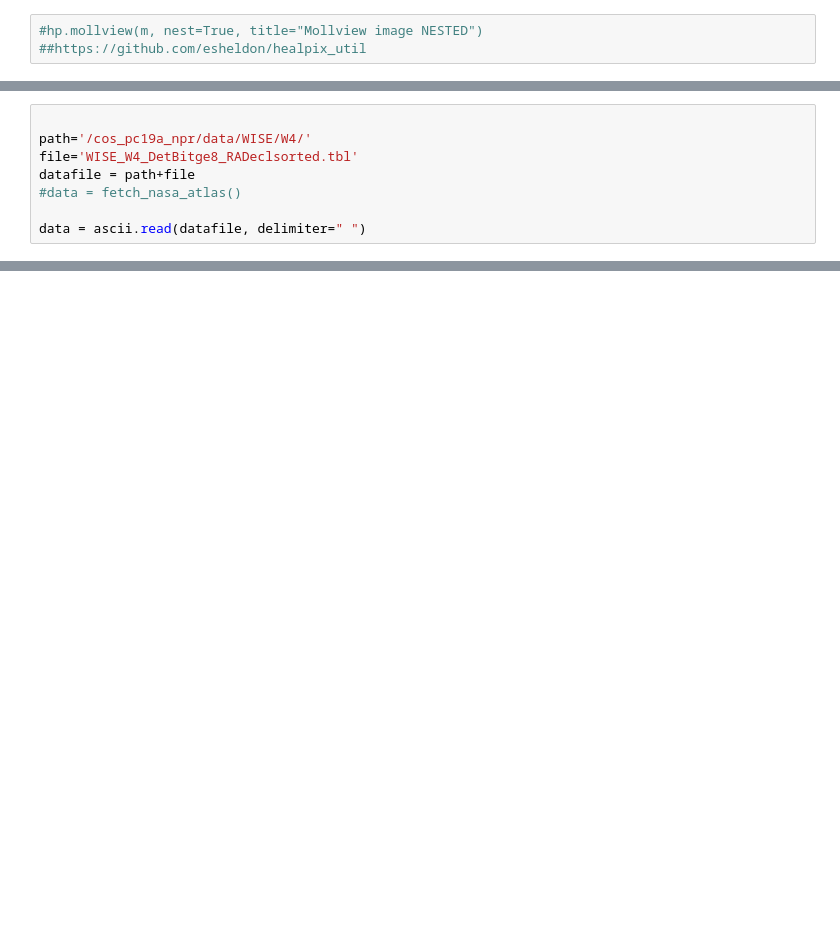
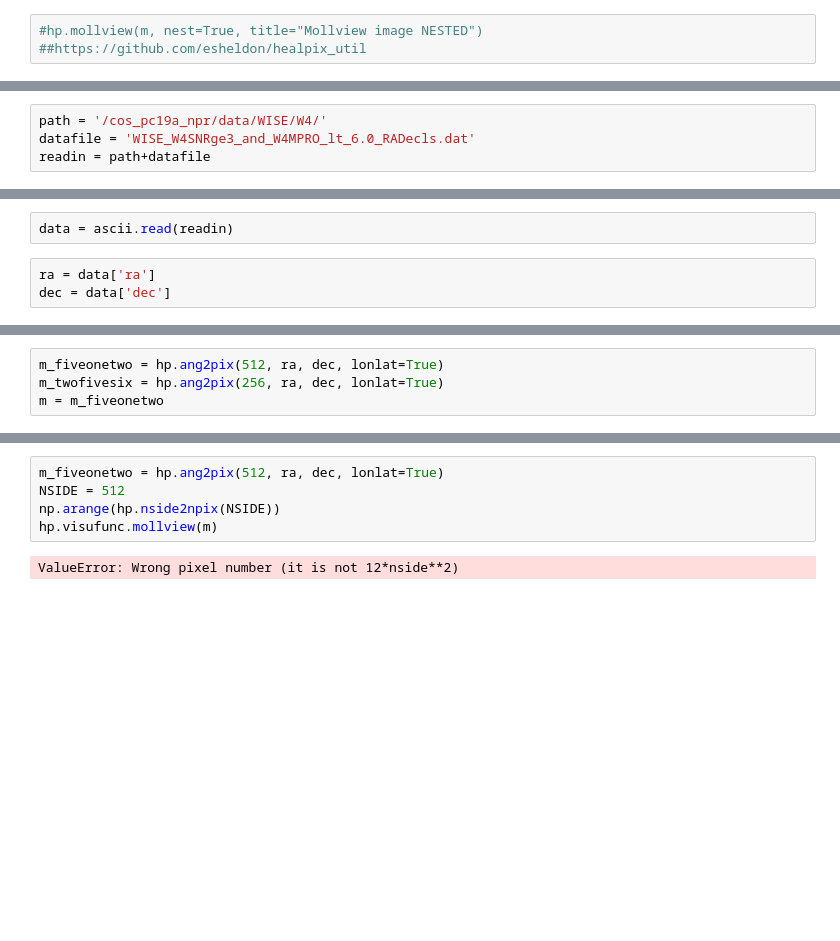
Before and after one commit to d80b2t/WW4C, a Jupyter notebook: plots/sky_distribution/Mollweide_Healpix/first_heal.ipynb, the cells around one changed output, grey strips where cells are left out. Cells and saved outputs as stored; diff of their text form; blank space fills up the shorter version.

```diff
--- a/plots/sky_distribution/Mollweide_Healpix/first_heal.ipynb
+++ b/plots/sky_distribution/Mollweide_Healpix/first_heal.ipynb
@@ -33,8 +50,4 @@ ImportError: No module named 'healpy_util'
 # %%
-
-path='/cos_pc19a_npr/data/WISE/W4/'
-file='WISE_W4_DetBitge8_RADeclsorted.tbl'
-datafile = path+file
-#data = fetch_nasa_atlas()
-
-data = ascii.read(datafile, delimiter=" ")
+path = '/cos_pc19a_npr/data/WISE/W4/'
+datafile = 'WISE_W4SNRge3_and_W4MPRO_lt_6.0_RADecls.dat'
+readin = path+datafile
@@ -40,0 +58,5 @@ data = ascii.read(datafile, delimiter=" ")
+# %%
+data = ascii.read(readin)
+# %%
+ra = data['ra']
+dec = data['dec']
@@ -40,0 +69,4 @@ data = ascii.read(datafile, delimiter=" ")
+# %%
+m_fiveonetwo = hp.ang2pix(512, ra, dec, lonlat=True)
+m_twofivesix = hp.ang2pix(256, ra, dec, lonlat=True)
+m = m_fiveonetwo
@@ -40,0 +92,8 @@ data = ascii.read(datafile, delimiter=" ")
+# %%
+m_fiveonetwo = hp.ang2pix(512, ra, dec, lonlat=True)
+NSIDE = 512
+np.arange(hp.nside2npix(NSIDE))
+hp.visufunc.mollview(m)
+# %% [output]
+ValueError: Wrong pixel number (it is not 12*nside**2)
+[figure, added]
```
Also changed, not shown: parts of 10 cells of this notebook, 2 other files.
